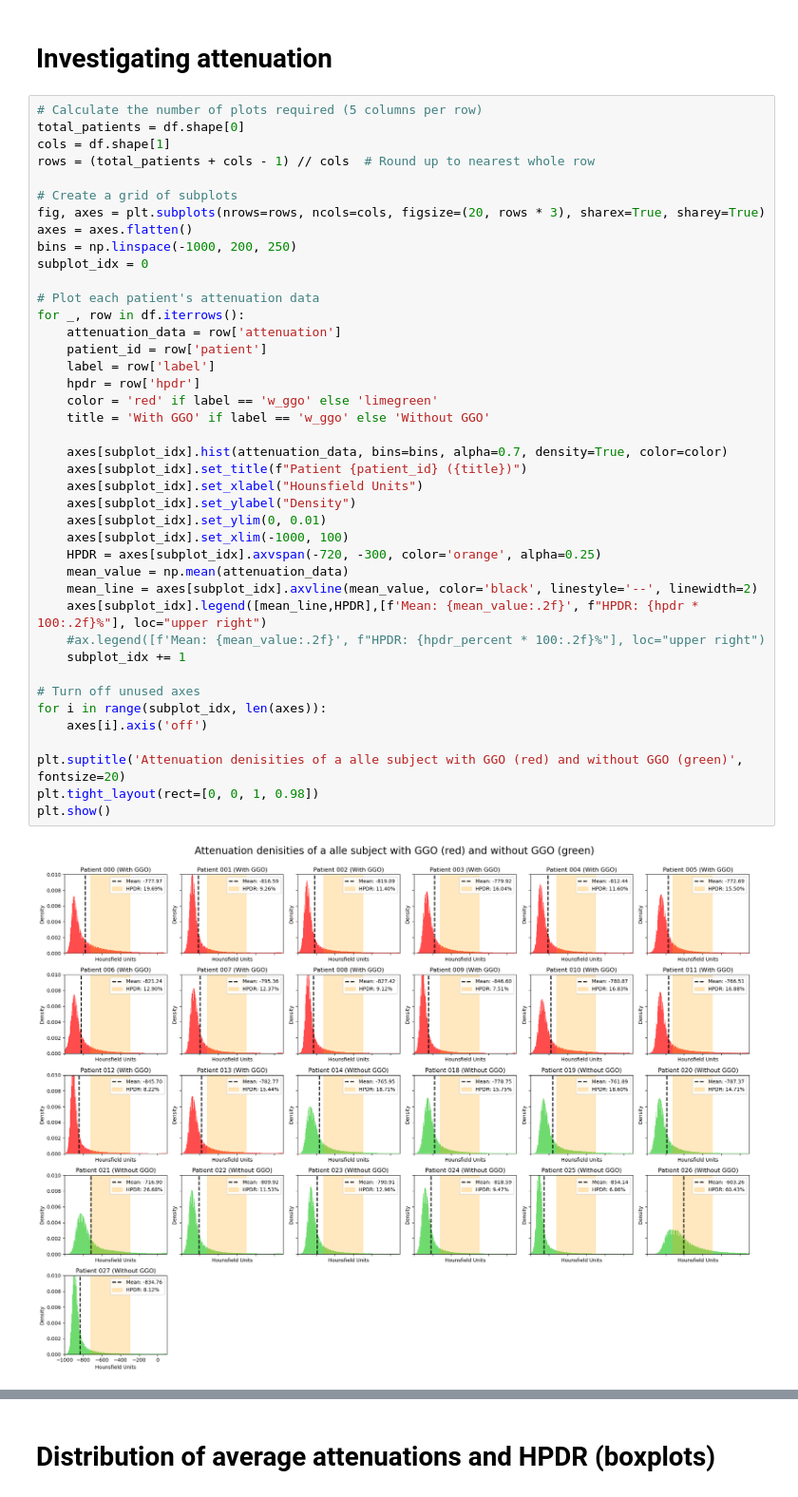
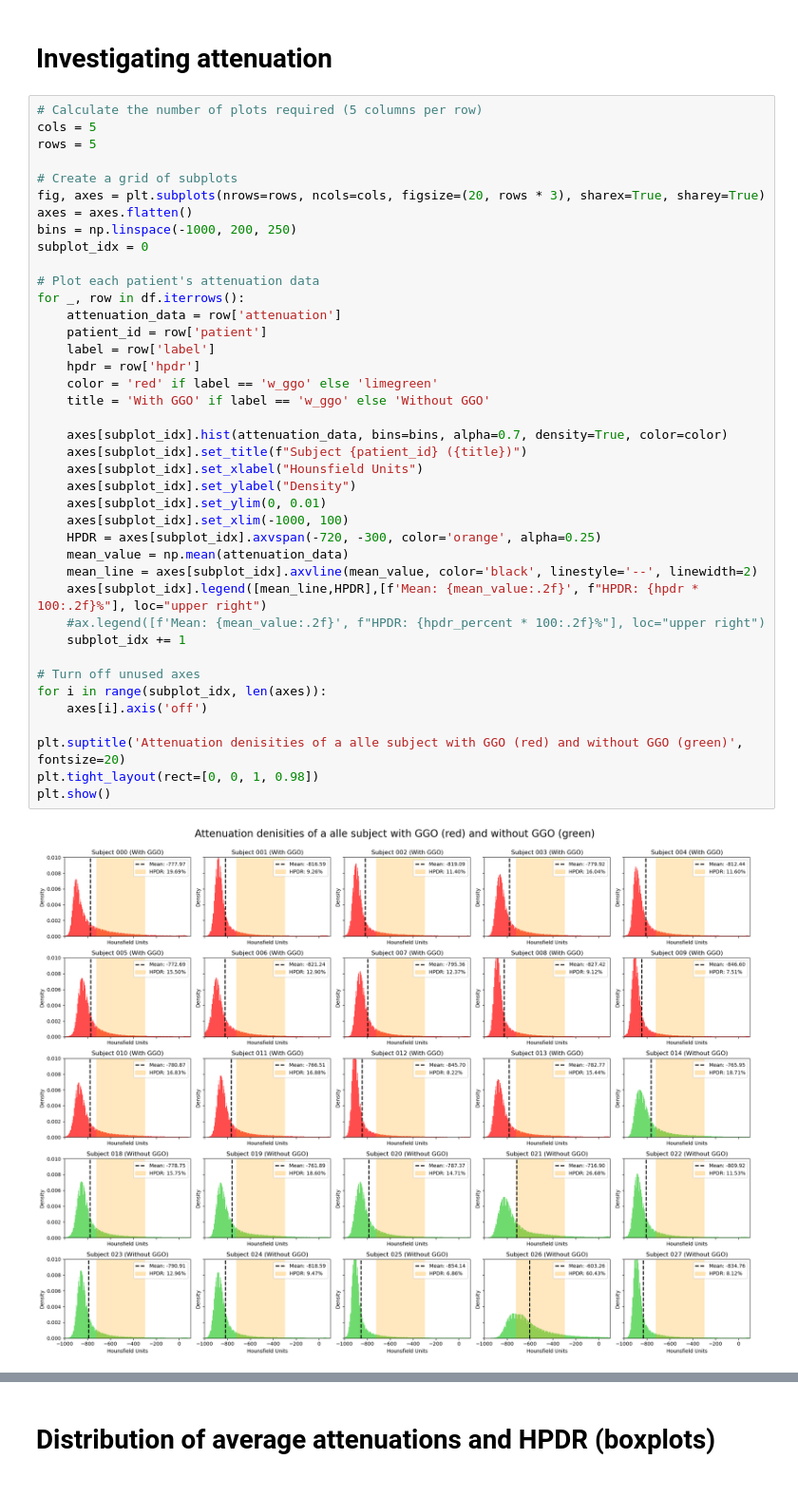
Before and after one commit to JaSeKii/BachelorProject, a Jupyter notebook: PreliminaryStudies/attenuation_study.ipynb, the cells around one changed output, grey strips where cells are left out. Shown: that part at 95% size. Saved outputs shown, nothing was run; the diff lists cells and outputs as text.

```diff
--- a/PreliminaryStudies/attenuation_study.ipynb
+++ b/PreliminaryStudies/attenuation_study.ipynb
@@ -46,9 +69,8 @@ df = df.reset_index(drop=True)
 # Investigating attenuation
 # %%
 # Calculate the number of plots required (5 columns per row)
-total_patients = df.shape[0]
-cols = df.shape[1]
-rows = (total_patients + cols - 1) // cols  # Round up to nearest whole row
+cols = 5
+rows = 5
 
 # Create a grid of subplots
 fig, axes = plt.subplots(nrows=rows, ncols=cols, figsize=(20, rows * 3), sharex=True, sharey=True)
@@ -58,35 +80,35 @@ subplot_idx = 0
 
 # Plot each patient's attenuation data
 for _, row in df.iterrows():
     attenuation_data = row['attenuation']
     patient_id = row['patient']
     label = row['label']
     hpdr = row['hpdr']
     color = 'red' if label == 'w_ggo' else 'limegreen'
     title = 'With GGO' if label == 'w_ggo' else 'Without GGO'
 
     axes[subplot_idx].hist(attenuation_data, bins=bins, alpha=0.7, density=True, color=color)
-    axes[subplot_idx].set_title(f"Patient {patient_id} ({title})")
+    axes[subplot_idx].set_title(f"Subject {patient_id} ({title})")
     axes[subplot_idx].set_xlabel("Hounsfield Units")
     axes[subplot_idx].set_ylabel("Density")
     axes[subplot_idx].set_ylim(0, 0.01)
     axes[subplot_idx].set_xlim(-1000, 100)
     HPDR = axes[subplot_idx].axvspan(-720, -300, color='orange', alpha=0.25)
     mean_value = np.mean(attenuation_data)
     mean_line = axes[subplot_idx].axvline(mean_value, color='black', linestyle='--', linewidth=2)
     axes[subplot_idx].legend([mean_line,HPDR],[f'Mean: {mean_value:.2f}', f"HPDR: {hpdr * 100:.2f}%"], loc="upper right")
     #ax.legend([f'Mean: {mean_value:.2f}', f"HPDR: {hpdr_percent * 100:.2f}%"], loc="upper right")
     subplot_idx += 1
 
 # Turn off unused axes
 for i in range(subplot_idx, len(axes)):
     axes[i].axis('off')
 
 plt.suptitle('Attenuation denisities of a alle subject with GGO (red) and without GGO (green)', fontsize=20)
 plt.tight_layout(rect=[0, 0, 1, 0.98])
 plt.show()
 # %% [output]
-[figure, old version]
+[figure, new version]
 # %%
 df_subset = df.iloc[[0, 18]]
 
```
Also changed, not shown: parts of 28 cells of this notebook, 1 other file.
